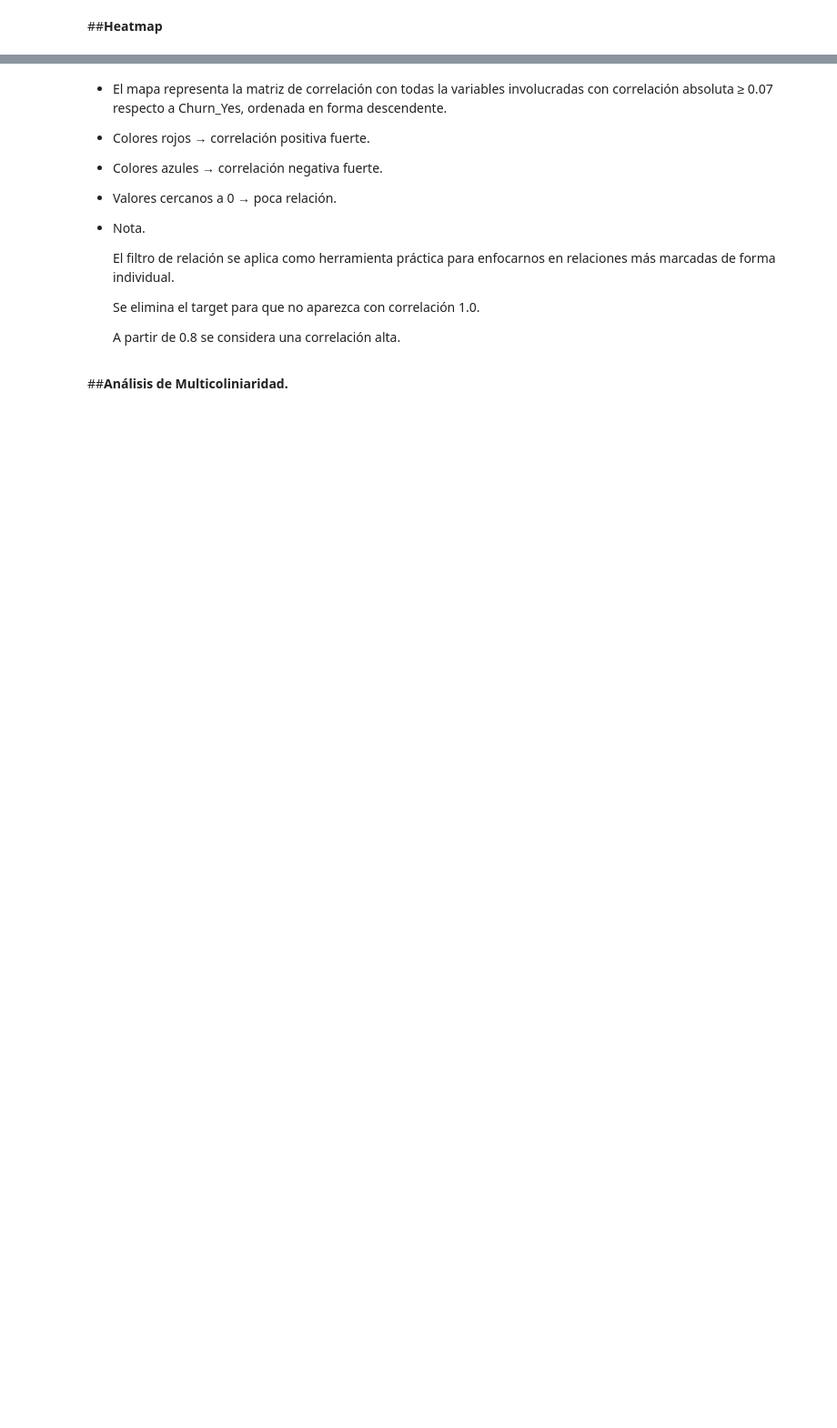
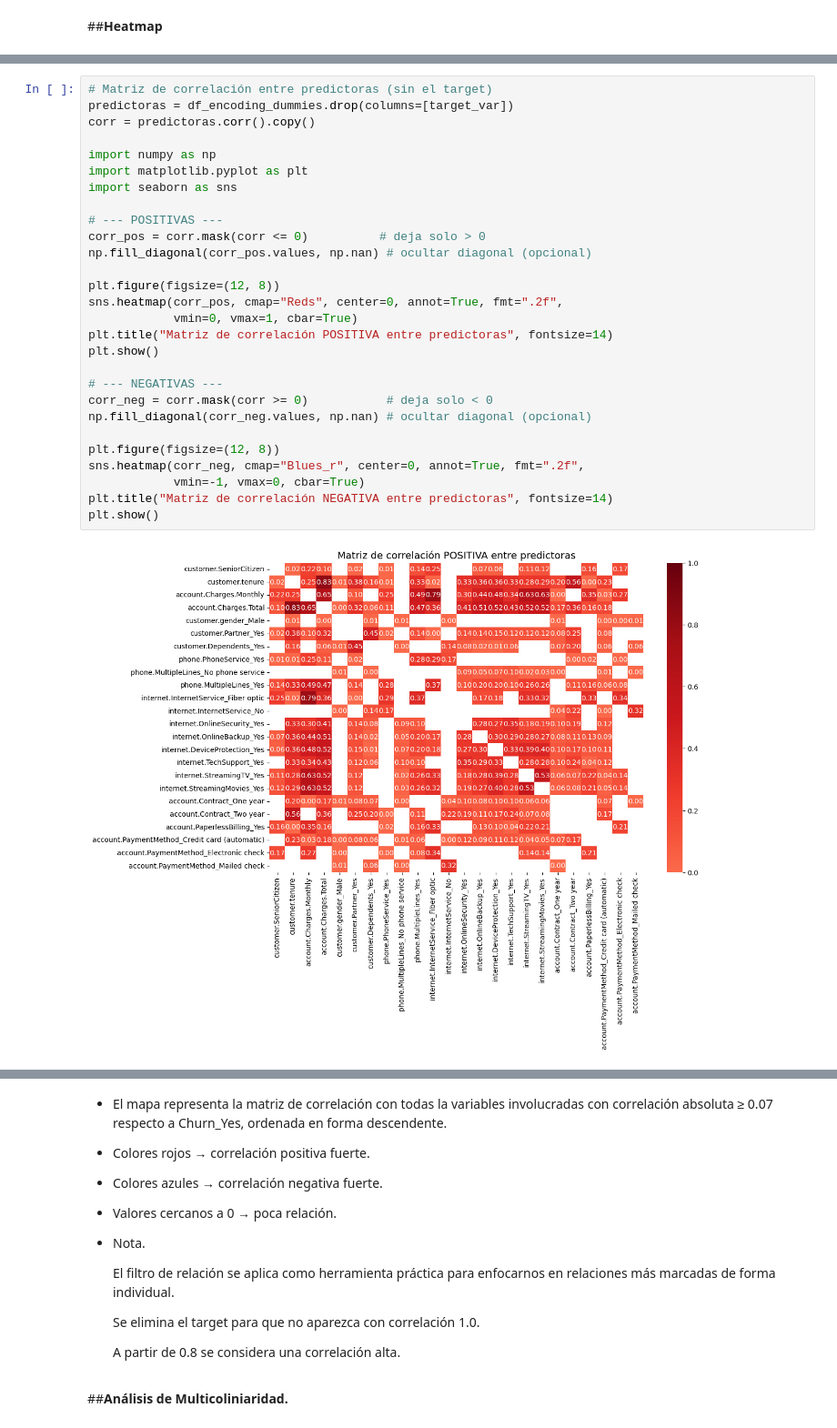
Before and after one commit to EuniceGarcia503/Challenge3_TelecomX_LATAM_parte_II, a Jupyter notebook: Challenge_TelecomX_parte_II.ipynb, the cells around one changed output, grey strips where cells are left out. Shown at 91% size. Cells and saved outputs as stored; diff of their text form; blank space fills up the shorter version.

```diff
--- a/Challenge_TelecomX_parte_II.ipynb
+++ b/Challenge_TelecomX_parte_II.ipynb
@@ -479,0 +577,30 @@ plt.show()
+# %%
+# Matriz de correlación entre predictoras (sin el target)
+predictoras = df_encoding_dummies.drop(columns=[target_var])
+corr = predictoras.corr().copy()
+
+import numpy as np
+import matplotlib.pyplot as plt
+import seaborn as sns
+
+# --- POSITIVAS ---
+corr_pos = corr.mask(corr <= 0)          # deja solo > 0
+np.fill_diagonal(corr_pos.values, np.nan) # ocultar diagonal (opcional)
+
+plt.figure(figsize=(12, 8))
+sns.heatmap(corr_pos, cmap="Reds", center=0, annot=True, fmt=".2f",
+            vmin=0, vmax=1, cbar=True)
+plt.title("Matriz de correlación POSITIVA entre predictoras", fontsize=14)
+plt.show()
+
+# --- NEGATIVAS ---
+corr_neg = corr.mask(corr >= 0)           # deja solo < 0
+np.fill_diagonal(corr_neg.values, np.nan) # ocultar diagonal (opcional)
+
+plt.figure(figsize=(12, 8))
+sns.heatmap(corr_neg, cmap="Blues_r", center=0, annot=True, fmt=".2f",
+            vmin=-1, vmax=0, cbar=True)
+plt.title("Matriz de correlación NEGATIVA entre predictoras", fontsize=14)
+plt.show()
+# %% [output]
+[figure, added]
```
Also changed, not shown: parts of 37 cells of this notebook.
